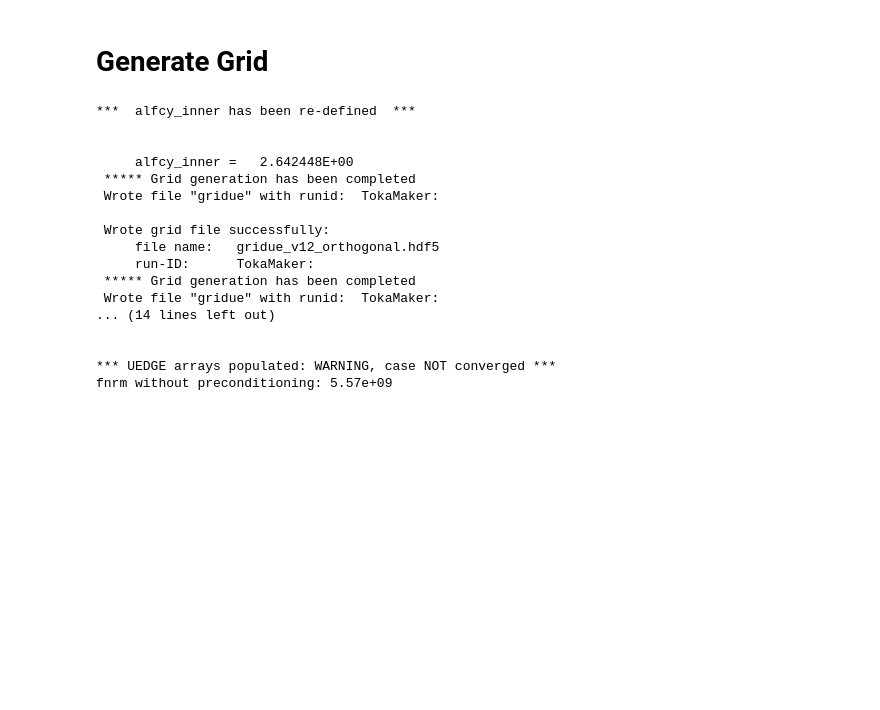
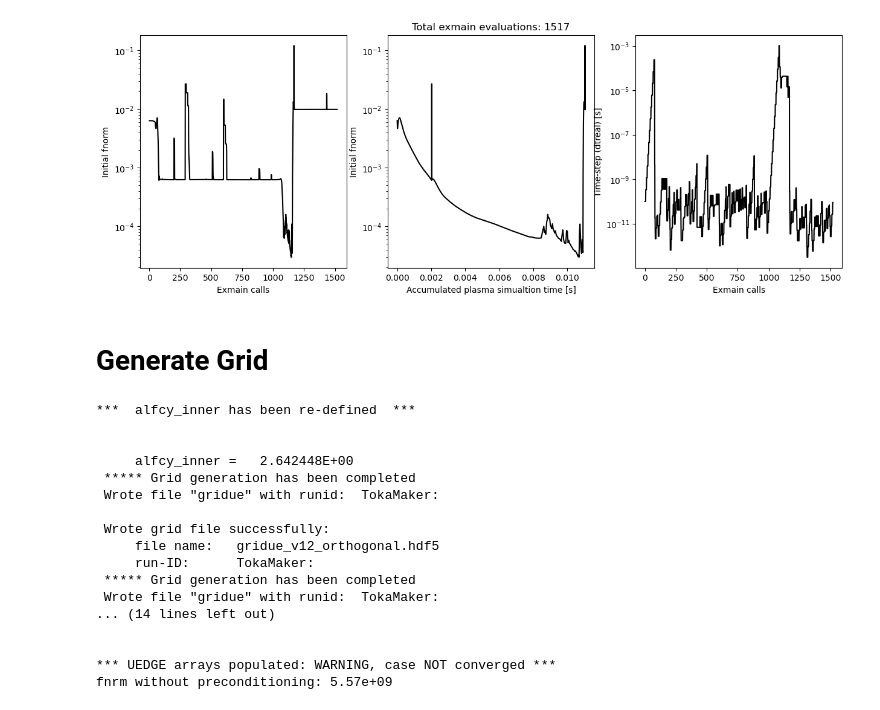
Before and after one commit to KasaiYuki/UETOOLS-Reactor, a Jupyter notebook: jupyter/MANTA_final_baseline/grid_functions.ipynb, the cells around one changed output. Saved outputs shown, nothing was run; the diff lists cells and outputs as text; code cells hidden in the pictures; blank space fills up the shorter version.

Commit message:
Continuing convergence

```diff
--- a/jupyter/MANTA_final_baseline/grid_functions.ipynb
+++ b/jupyter/MANTA_final_baseline/grid_functions.ipynb
@@ -14,3 +14,8 @@ UEDGE configuration file /Users/eliotfelske/.uetoolsrc read.
+# %%
+c=Case()
+c.solver.convergenceanalysis('reconverged_v12_p3.93_n2.38_imp8.5e3_dp0.06_kep0.06_kip0.06_last_ii2.hdf5');
+# %% [output]
+[figure, added]
 # %% [markdown]
 # Generate Grid
 # %%
```
Also changed, not shown: parts of 1 cell of this notebook, 3 other files.
